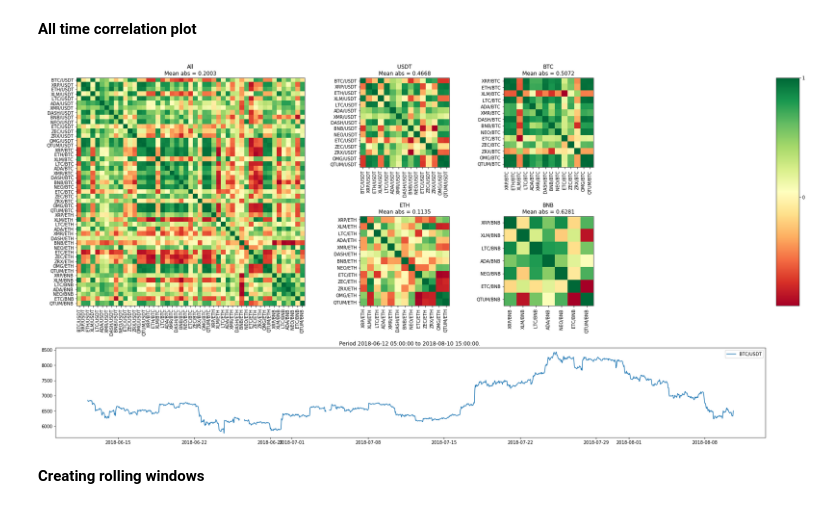
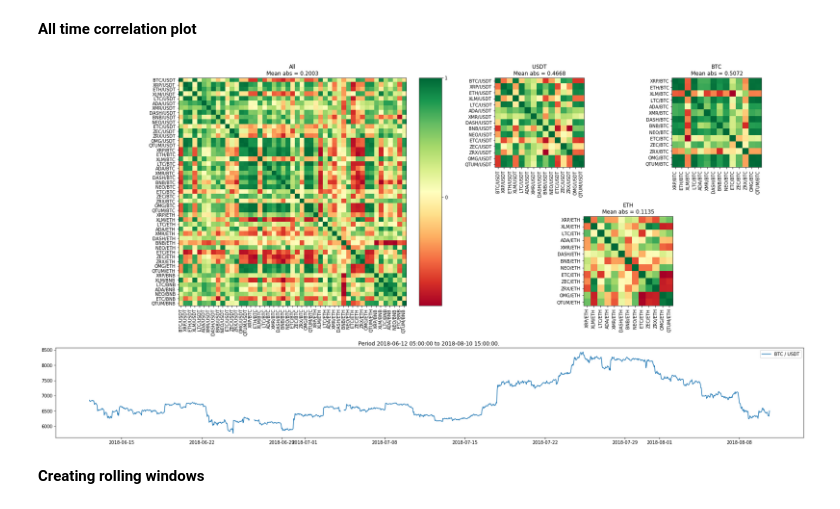
Before and after one commit to madnesspie/binance-correlation-matrix, a Jupyter notebook: correlation-matrix.ipynb, the cells around one changed output. Drawn from its saved outputs; the diff is of its cells as text; code cells hidden in the pictures.

```diff
--- a/correlation-matrix.ipynb
+++ b/correlation-matrix.ipynb
@@ -92,7 +95,12 @@ btcusdt.plot(figsize=(18, 3))
 # %%
 full_df = btcusdt.join(ticker_dfs)
-full_df.dropna(inplace=True) # After dropna period decreases. It may be worth replacing NaN values.
+# After dropna period decreases. It may be worth replacing NaN values.
+full_df.dropna(inplace=True)
 # full_df = all_df.loc["2018-06-28 05:00:00": "2018-06-29 23:00:00"]
+
+# cut off the BNB
+full_df = full_df[not_quoted_by('BNB', full_df)]
+
 full_df.head(3)
 # %% [output]
 |  | BTC/USDT | XRP/BTC | QTUM/BNB | OMG/BTC | XRP/ETH | ZEC/ETH | ZRX/BTC | QTUM/ETH | ETC/BTC | XRP/BNB | ... |
@@ -170,7 +175,6 @@ def split_by_quoted(df):
         'usdt': df[quoted_by('USDT', df)],
         'btc': df[quoted_by('BTC', df)],
         'eth': df[quoted_by('ETH', df)],
-        'bnb': df[quoted_by('BNB', df)],
     }
 # %%
 dfs_by_quoted = split_by_quoted(full_df)
@@ -178,7 +182,7 @@ dfs_by_quoted = split_by_quoted(full_df)
 **Sort by ticker**
 # %%
 def weigh_quoted(quoted):
-    pos = ['USDT', 'BTC', 'ETH', 'BNB'].index(quoted) + 1
+    pos = ['USDT', 'BTC', 'ETH'].index(quoted) + 1
     return pos * 1000
 # %%
 def weigh_base(base):
@@ -206,10 +210,11 @@ dfs_by_quoted = {ticker: sorted_by_ticker(df) for ticker, df in dfs_by_quoted.it
 # %% [markdown]
 **All time correlation plot**
 # %%
-def btcusdt_plotter(ax, btcusdt, param_dict=None):
+def btcusdt_plotter(ax, btcusdt, title='', param_dict=None):
     if param_dict is None:
         param_dict = {}
-    out = ax.plot(btcusdt, label='BTC/USDT', **param_dict)
+    ax.set_title(title)
+    out = ax.plot(btcusdt, label='BTC / USDT', **param_dict)
     plt.legend()
     return out
 # %%
@@ -308,9 +274,11 @@ def to_corr(dfs_by_quoted):
 def period(df):
     return df.index[0], df.index[-1]
 # %%
-period_plotter(to_corr(dfs_by_quoted), corr_period=period(dfs_by_quoted['all']), filename='All-Time.png')
+period_plotter(
+    to_corr(dfs_by_quoted), corr_period=period(dfs_by_quoted['all']),
+    filename='day_plots/All-Time.png')
 # %% [output]
-[figure, old version]
+[figure, new version]
 # %% [markdown]
 **Creating rolling windows**
 # %%
```
Also changed, not shown: parts of 35 cells of this notebook.
